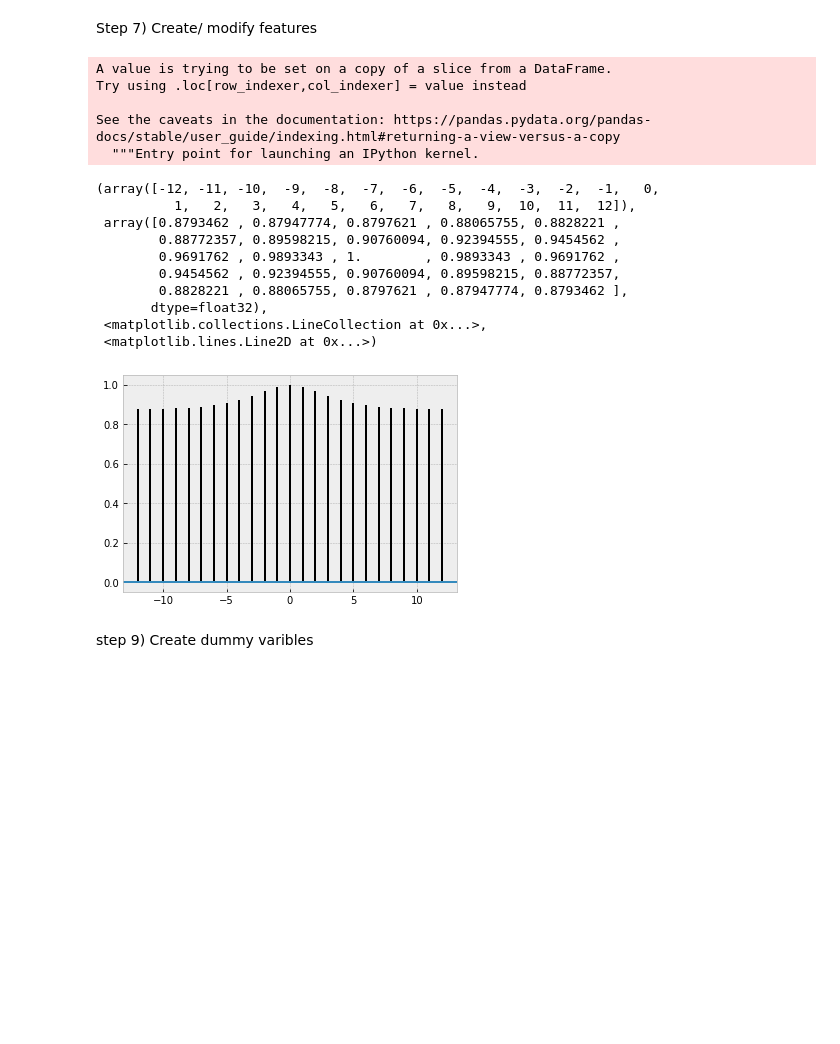
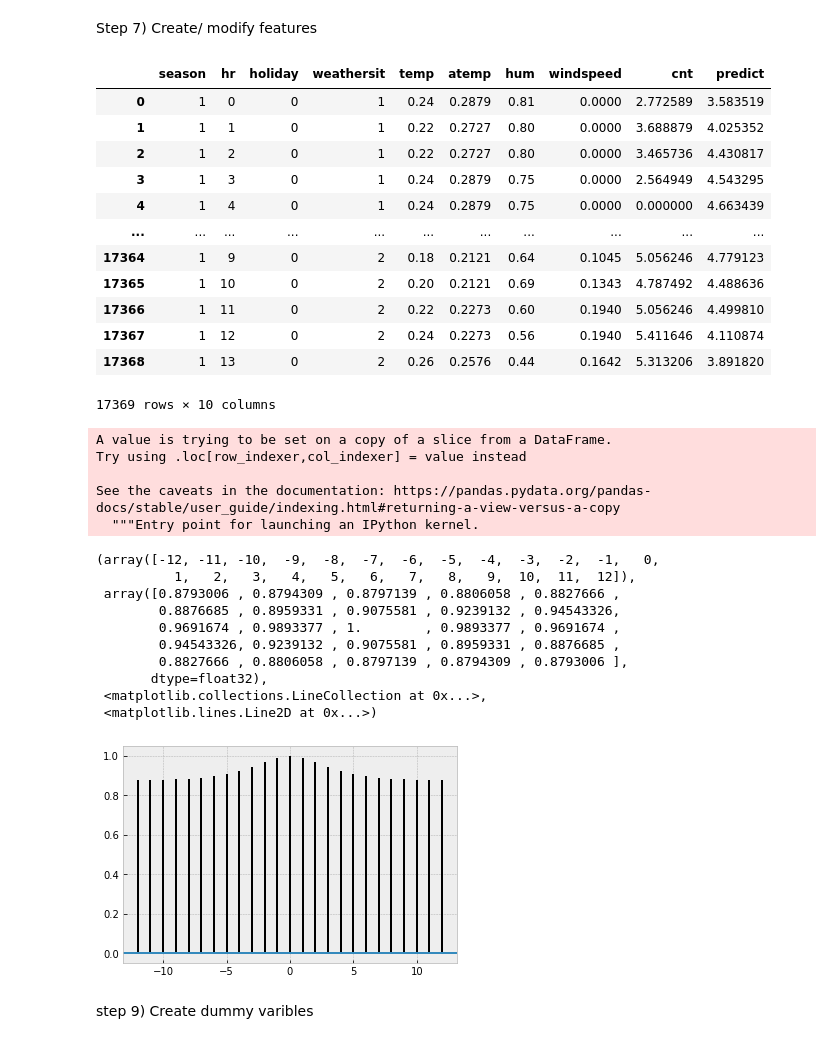
Before and after one commit to akaul98/Biking-Demand-prediction, a Jupyter notebook: source.ipynb, the cells around one changed output. Drawn from its saved outputs; the diff is of its cells as text; code cells hidden in the pictures; blank space fills up the shorter version.

```diff
--- a/source.ipynb
+++ b/source.ipynb
@@ -142,6 +133,3 @@ df.head()
 '''
 # %% [output]
 'Step 2)  Prelimary analysis of data dropping of obvious feature\n                i) "instant" beacuse it is not impoartant\n                ii)"Yr" cause we can take this field again from dte field\n ...
-# %%
-df["dteday"]=pd.to_datetime(df["dteday"])
-df.info()
@@ -345,9 +315,25 @@ plt.acorr(df1,maxlags=12)
 # %% [markdown]
 Step 7)  Create/ modify features
 # %%
-days=3
+days=10
 df["predict"]=df['cnt'].shift(-days)
 df=df.dropna()
+# %%
+df
+# %% [output]
+|  | season | hr | holiday | weathersit | temp | atemp | hum | windspeed | cnt | predict |
+| 0 | 1 | 0 | 0 | 1 | 0.24 | 0.2879 | 0.81 | 0.0000 | 2.772589 | 3.583519 |
+| 1 | 1 | 1 | 0 | 1 | 0.22 | 0.2727 | 0.80 | 0.0000 | 3.688879 | 4.025352 |
+| 2 | 1 | 2 | 0 | 1 | 0.22 | 0.2727 | 0.80 | 0.0000 | 3.465736 | 4.430817 |
+| 3 | 1 | 3 | 0 | 1 | 0.24 | 0.2879 | 0.75 | 0.0000 | 2.564949 | 4.543295 |
+| 4 | 1 | 4 | 0 | 1 | 0.24 | 0.2879 | 0.75 | 0.0000 | 0.000000 | 4.663439 |
+| ... | ... | ... | ... | ... | ... | ... | ... | ... | ... | ... |
+| 17364 | 1 | 9 | 0 | 2 | 0.18 | 0.2121 | 0.64 | 0.1045 | 5.056246 | 4.779123 |
+| 17365 | 1 | 10 | 0 | 2 | 0.20 | 0.2121 | 0.69 | 0.1343 | 4.787492 | 4.488636 |
+| 17366 | 1 | 11 | 0 | 2 | 0.22 | 0.2273 | 0.60 | 0.1940 | 5.056246 | 4.499810 |
+| 17367 | 1 | 12 | 0 | 2 | 0.24 | 0.2273 | 0.56 | 0.1940 | 5.411646 | 4.110874 |
+| 17368 | 1 | 13 | 0 | 2 | 0.26 | 0.2576 | 0.44 | 0.1642 | 5.313206 | 3.891820 |
+17369 rows × 10 columns
 # %%
 df["predict"]=pd.to_numeric(df["predict"],downcast='float')
 df
@@ -360,11 +346,11 @@ See the caveats in the documentation: https://pandas.pydata.org/pandas-docs/stab
   """Entry point for launching an IPython kernel.
 (array([-12, -11, -10,  -9,  -8,  -7,  -6,  -5,  -4,  -3,  -2,  -1,   0,
           1,   2,   3,   4,   5,   6,   7,   8,   9,  10,  11,  12]),
- array([0.8793462 , 0.87947774, 0.8797621 , 0.88065755, 0.8828221 ,
-        0.88772357, 0.89598215, 0.90760094, 0.92394555, 0.9454562 ,
-        0.9691762 , 0.9893343 , 1.        , 0.9893343 , 0.9691762 ,
-        0.9454562 , 0.92394555, 0.90760094, 0.89598215, 0.88772357,
-        0.8828221 , 0.88065755, 0.8797621 , 0.87947774, 0.8793462 ],
+ array([0.8793006 , 0.8794309 , 0.8797139 , 0.8806058 , 0.8827666 ,
+        0.8876685 , 0.8959331 , 0.9075581 , 0.9239132 , 0.94543326,
+        0.9691674 , 0.9893377 , 1.        , 0.9893377 , 0.9691674 ,
+        0.94543326, 0.9239132 , 0.9075581 , 0.8959331 , 0.8876685 ,
+        0.8827666 , 0.8806058 , 0.8797139 , 0.8794309 , 0.8793006 ],
        dtype=float32),
  <matplotlib.collections.LineCollection at 0x...>,
  <matplotlib.lines.Line2D at 0x...>)
```
Also changed, not shown: parts of 23 cells of this notebook.
